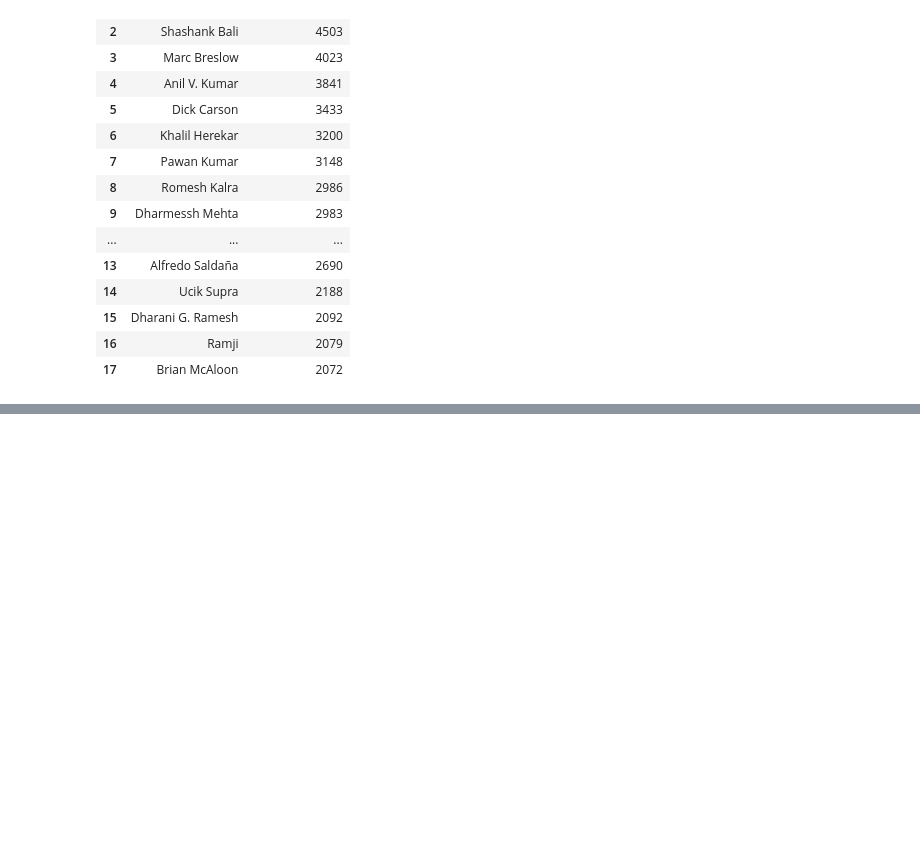
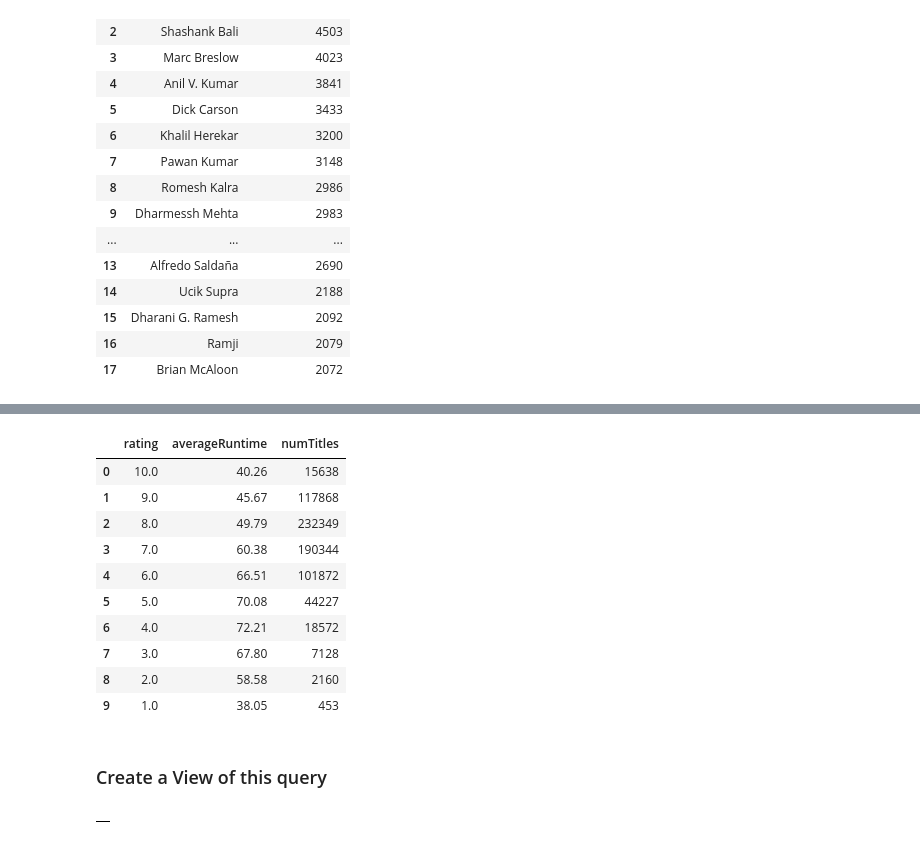
Before and after one commit to en-chang/imdb-data, a Jupyter notebook: imdb_analysis.ipynb, the cells around one changed output, grey strips where cells are left out. Saved outputs shown, nothing was run; the diff lists cells and outputs as text; code cells hidden in the pictures; blank space fills up the shorter version.

```diff
--- a/imdb_analysis.ipynb
+++ b/imdb_analysis.ipynb
@@ -251,0 +254,37 @@ SELECT * FROM imdb_modeled.v_Most_Directings
+# %%
+%%bigquery
+SELECT ROUND(rating,1) as rating, ROUND(AVG(runtimeMinutes), 2) as averageRuntime, COUNT(rating) as numTitles
+FROM
+  (SELECT CEILING(averageRating) as rating, runtimeMinutes
+  FROM imdb_modeled.title_Beam_DF tb
+  JOIN imdb_modeled.TitleRatings tr on tr.tConst = tb.tConst
+  WHERE runtimeMinutes IS NOT NULL)
+GROUP BY rating
+ORDER BY rating desc
+# %% [output]
+|  | rating | averageRuntime | numTitles |
+| 0 | 10.0 | 40.26 | 15638 |
+| 1 | 9.0 | 45.67 | 117868 |
+| 2 | 8.0 | 49.79 | 232349 |
+| 3 | 7.0 | 60.38 | 190344 |
+| 4 | 6.0 | 66.51 | 101872 |
+| 5 | 5.0 | 70.08 | 44227 |
+| 6 | 4.0 | 72.21 | 18572 |
+| 7 | 3.0 | 67.80 | 7128 |
+| 8 | 2.0 | 58.58 | 2160 |
+| 9 | 1.0 | 38.05 | 453 |
+# %% [markdown]
+### Create a View of this query
+# %%
+%%bigquery
+CREATE OR REPLACE VIEW imdb_modeled.v_avgRuntime_by_rating AS
+SELECT ROUND(rating,1) as rating, ROUND(AVG(runtimeMinutes), 2) as averageRuntime, COUNT(rating) as numTitles
+FROM
+  (SELECT CEILING(averageRating) as rating, runtimeMinutes
+  FROM `starry-center-266501.imdb_modeled.title_Beam_DF` tb
+  JOIN `starry-center-266501.imdb_modeled.TitleRatings` tr on tr.tConst = tb.tConst
+  WHERE runtimeMinutes IS NOT NULL)
+GROUP BY rating
+ORDER BY rating desc
+# %% [output]
+|  |
```
Also changed, not shown: parts of 9 cells of this notebook, 1 other file.
